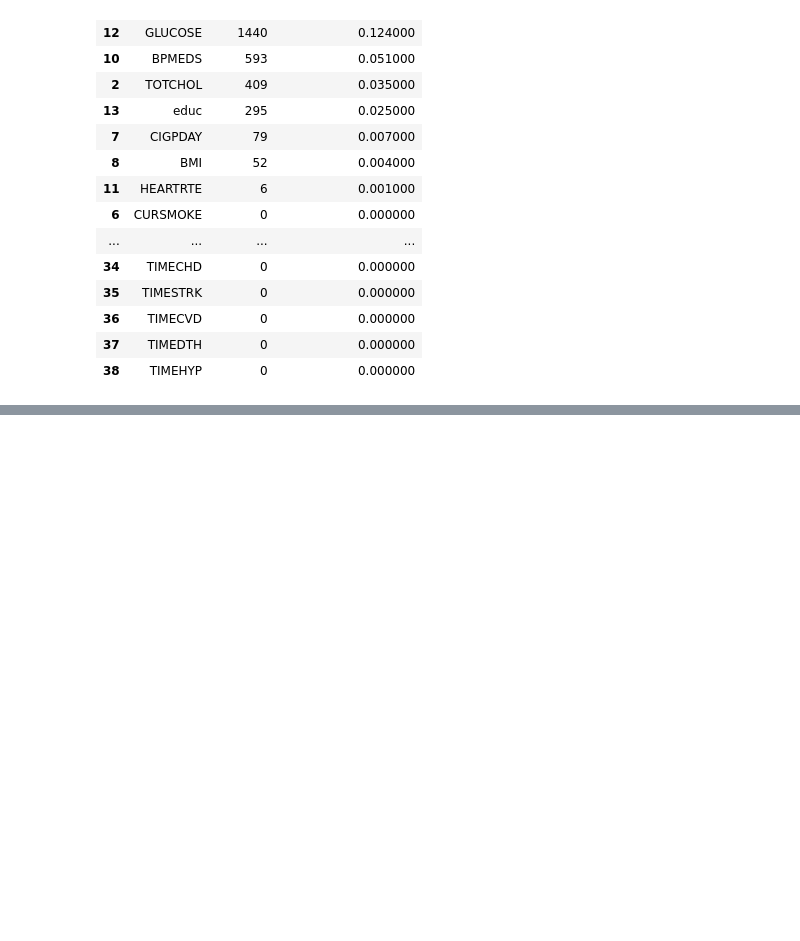
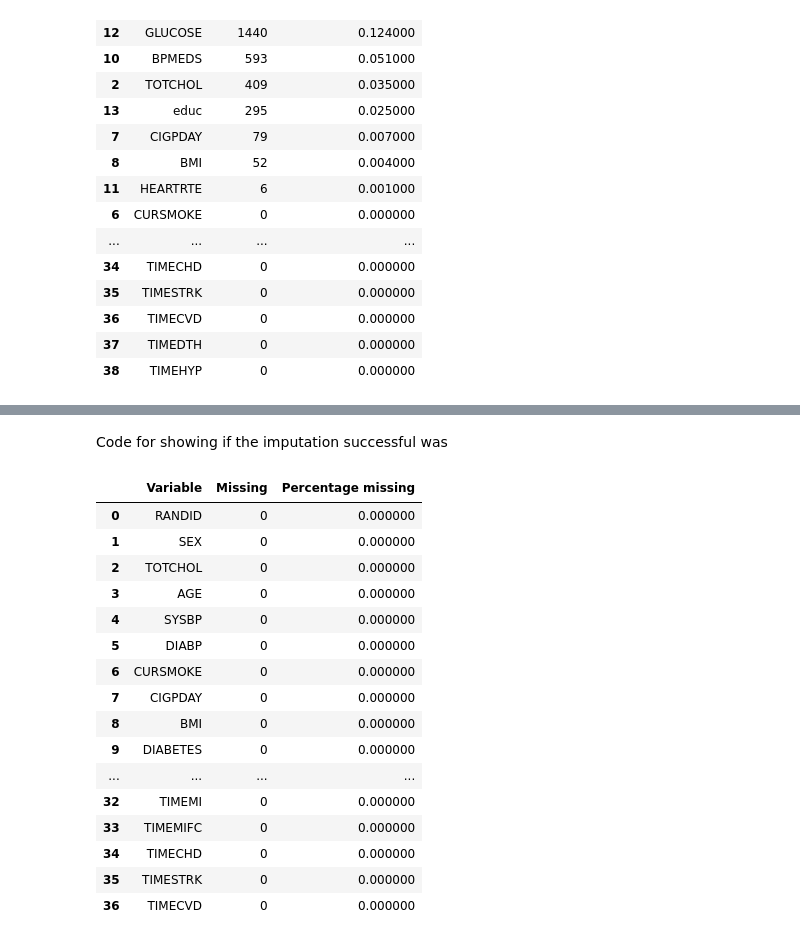
Before and after one commit to Peiprjs/MAI3002-Framingham_Heart_Study, a Jupyter notebook: Code.ipynb, the cells around one changed output, grey strips where cells are left out. Drawn from its saved outputs; the diff is of its cells as text; code cells hidden in the pictures; blank space fills up the shorter version.

Commit message:
Added imputation functions and applied them to the dataset.

```diff
--- a/Code.ipynb
+++ b/Code.ipynb
@@ -169,0 +172,5 @@ else:
+# %%
+from imputation_functions import drop_high_missing_cols
+data_dropped = drop_high_missing_cols(data, threshold=0.50)
+print(data.shape)
+print(data_dropped.shape)
@@ -169,0 +184,3 @@ else:
+# %%
+from imputation_functions import knn_impute
+data_knn_predicted= knn_impute(data_dropped, min_thresh=0.02, max_thresh=0.50, n_neighbors=5)
@@ -169,0 +201,4 @@ else:
+# %%
+from imputation_functions import impute_simple_central
+
+data_imputed = impute_simple_central(data_knn_predicted)
@@ -169,0 +214,35 @@ else:
+# %% [markdown]
+Code for showing if the imputation successful was
+# %%
+missing  = 0
+misVariables = []
+CheckNull = data_imputed.isnull().sum()
+for var in range(0, len(CheckNull)):
+    misVariables.append([data.columns[var], CheckNull[var], round(CheckNull[var]/len(data),3)])
+    missing = missing + 1
+
+if missing == 0:
+    print('Dataset is complete with no blanks.')
+else:
+    data_misVariables = pd.DataFrame.from_records(misVariables)
+    data_misVariables.columns = ['Variable', 'Missing', 'Percentage missing']
+    s = data_misVariables.sort_values(by=['Percentage missing'], ascending=False).style.bar(subset=['Percentage missing'], color='#d65f5f')
+    display(s)
+# %% [output]
+|  | Variable | Missing | Percentage missing |
+| 0 | RANDID | 0 | 0.000000 |
+| 1 | SEX | 0 | 0.000000 |
+| 2 | TOTCHOL | 0 | 0.000000 |
+| 3 | AGE | 0 | 0.000000 |
+| 4 | SYSBP | 0 | 0.000000 |
+| 5 | DIABP | 0 | 0.000000 |
+| 6 | CURSMOKE | 0 | 0.000000 |
+| 7 | CIGPDAY | 0 | 0.000000 |
+| 8 | BMI | 0 | 0.000000 |
+| 9 | DIABETES | 0 | 0.000000 |
+| ... | ... | ... | ... |
+| 32 | TIMEMI | 0 | 0.000000 |
+| 33 | TIMEMIFC | 0 | 0.000000 |
+| 34 | TIMECHD | 0 | 0.000000 |
+| 35 | TIMESTRK | 0 | 0.000000 |
+| 36 | TIMECVD | 0 | 0.000000 |
```
Also changed, not shown: parts of 6 cells of this notebook, 1 other file.
